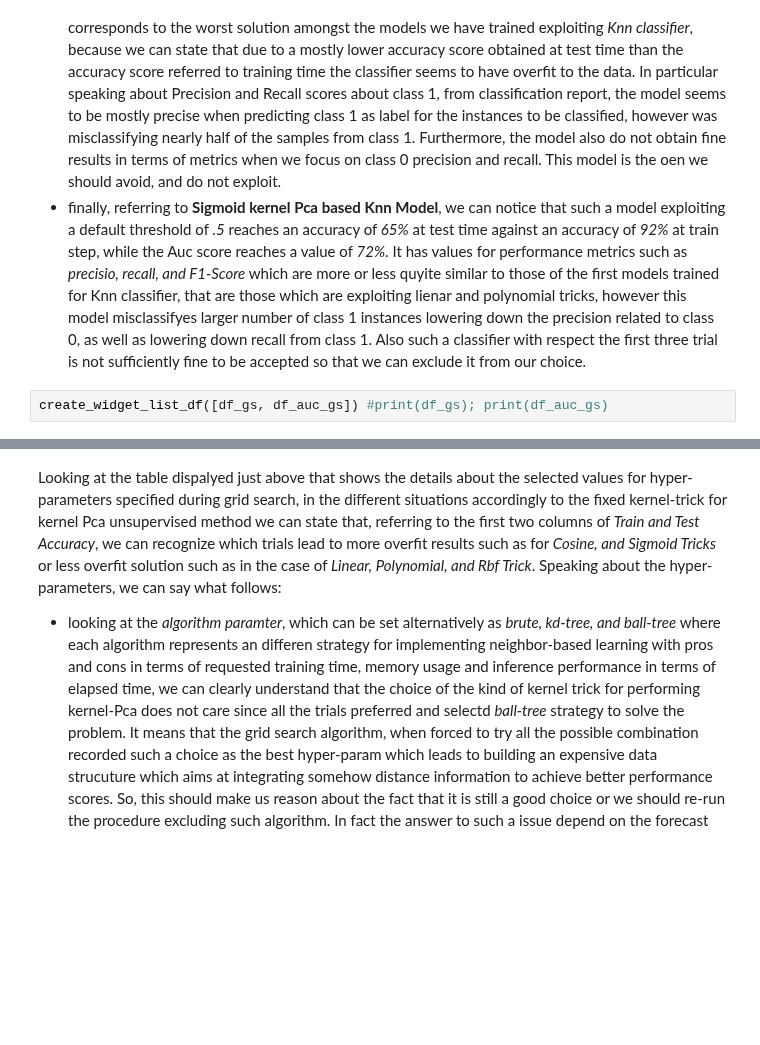
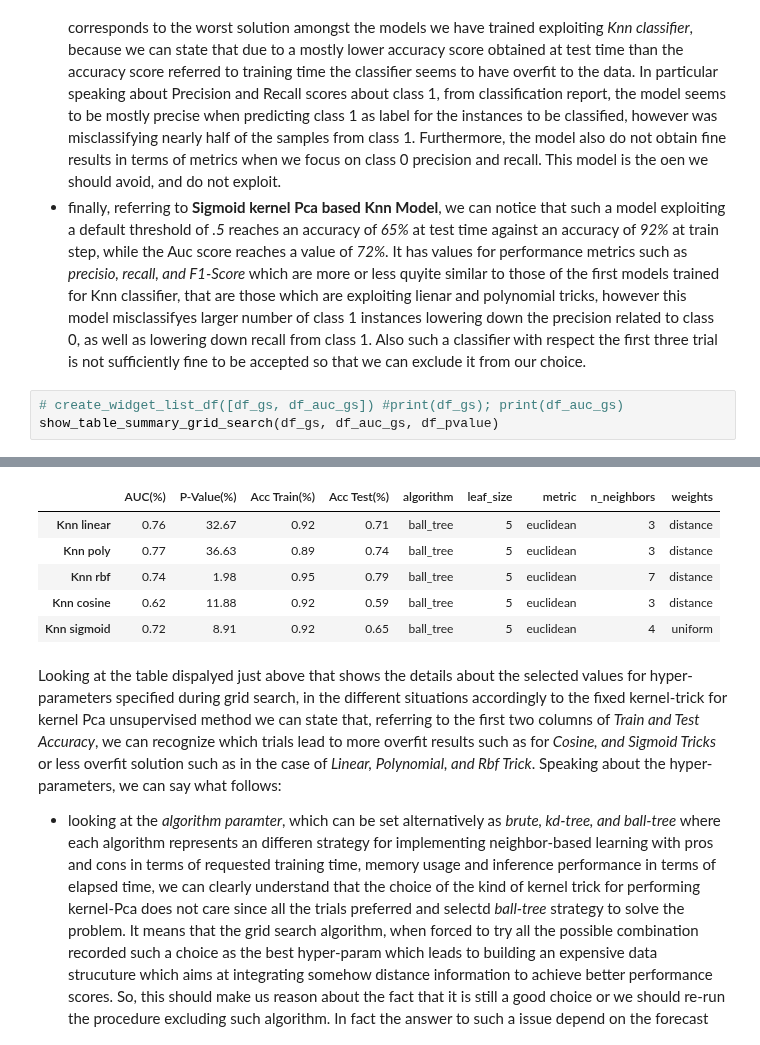
Before and after one commit to franec94/Pittsburgh-Bridge-Dataset, a Jupyter notebook: pittsburgh-bridges-data-set-analysis/models-analyses/grid_search_analyses/Data Space Report (Official) - Knn Analysis.v1.0.1.ipynb, the cells around one changed output, grey strips where cells are left out. Drawn from its saved outputs; the diff is of its cells as text; blank space fills up the shorter version.

```diff
--- a/pittsburgh-bridges-data-set-analysis/models-analyses/grid_search_analyses/Data Space Report (Official) - Knn Analysis.v1.0.1.ipynb
+++ b/pittsburgh-bridges-data-set-analysis/models-analyses/grid_search_analyses/Data Space Report (Official) - Knn Analysis.v1.0.1.ipynb
@@ -302,5 +233,6 @@ Looking at the results obtained running *Knn Classifier* against our dataset spl
 - looking at __Cosine kernel Pca based Knn Classifier__, we can notice that such a model exploiting a default threshold of *.5* reaches an accuracy of *59%* at test time against an accuracy of *92%* at train step, while the Auc score reaches a value of *62%*. We can clearly see that that such a model corresponds to the worst solution amongst the models we have trained exploiting *Knn classifier*, because we can state that due to a mostly lower accuracy score obtained at test time than the accuracy score referred to training time the classifier seems to have overfit to the data. In particular speaking about Precision and Recall scores about class 1, from classification report, the model seems to be mostly precise when predicting class 1 as label for the instances to be classified, however was misclassifying nearly half of the samples from class 1. Furthermore, the model also do not obtain fine results in terms of metrics when we focus on class 0 precision and recall. This model is the oen we should avoid, and do not exploit.
 - finally, referring to __Sigmoid kernel Pca based Knn Model__, we can notice that such a model exploiting a default threshold of *.5* reaches an accuracy of *65%* at test time against an accuracy of *92%* at train step, while the Auc score reaches a value of *72%*. It has values for performance metrics such as *precisio, recall, and F1-Score* which are more or less quyite similar to those of the first models trained for Knn classifier, that are those which are exploiting lienar and polynomial tricks, however this model misclassifyes larger number of class 1 instances lowering down the precision related to class 0, as well as lowering down recall from class 1. Also such a classifier with respect the first three trial is not sufficiently fine to be accepted so that we can exclude it from our choice.
 # %%
-create_widget_list_df([df_gs, df_auc_gs]) #print(df_gs); print(df_auc_gs)
+# create_widget_list_df([df_gs, df_auc_gs]) #print(df_gs); print(df_auc_gs)
+show_table_summary_grid_search(df_gs, df_auc_gs, df_pvalue)
 # %% [output]
@@ -308,3 +239,9 @@ create_widget_list_df([df_gs, df_auc_gs]) #print(df_gs); print(df_auc_gs)
+|  | AUC(%) | P-Value(%) | Acc Train(%) | Acc Test(%) | algorithm | leaf_size | metric | n_neighbors | weights |
+| Knn linear | 0.76 | 32.67 | 0.92 | 0.71 | ball_tree | 5 | euclidean | 3 | distance |
+| Knn poly | 0.77 | 36.63 | 0.89 | 0.74 | ball_tree | 5 | euclidean | 3 | distance |
+| Knn rbf | 0.74 | 1.98 | 0.95 | 0.79 | ball_tree | 5 | euclidean | 7 | distance |
+| Knn cosine | 0.62 | 11.88 | 0.92 | 0.59 | ball_tree | 5 | euclidean | 3 | distance |
+| Knn sigmoid | 0.72 | 8.91 | 0.92 | 0.65 | ball_tree | 5 | euclidean | 4 | uniform |
 # %% [markdown]
 Looking at the table dispalyed just above that shows the details about the selected values for hyper-parameters specified during grid search, in the different situations accordingly to the fixed kernel-trick for kernel Pca unsupervised method we can state that, referring to the first two columns of *Train and Test Accuracy*, we can recognize which trials lead to more overfit results such as for *Cosine, and Sigmoid Tricks* or less overfit solution such as in the case of *Linear, Polynomial, and Rbf Trick*. Speaking about the hyper-parameters, we can say what follows:
 - looking at the *algorithm paramter*, which can be set alternatively as *brute, kd-tree, and ball-tree* where each algorithm represents an differen strategy for implementing neighbor-based learning with pros and cons in terms of requested training time, memory usage and inference performance in terms of elapsed time, we can clearly understand that the choice of the kind of kernel trick for performing kernel-Pca does not care since all the trials preferred and selectd *ball-tree* strategy to solve the problem. It means that the grid search algorithm, when forced to try all the possible combination recorded such a choice as the best hyper-param which leads to building an expensive data strucuture which aims at integrating somehow distance information to achieve better performance scores. So, this should make us reason about the fact that it is still a good choice or we should re-run the procedure excluding such algorithm. In fact the answer to such a issue depend on the forecast about the number of queryes we aim to solve. If it will be huge in future than ball-tree algorthm was a good choice and a goo parameter included amongst the hyper-params grid of values, otherwise we should get rid of it.
```
Also changed, not shown: parts of 17 cells of this notebook, 17 other files.
